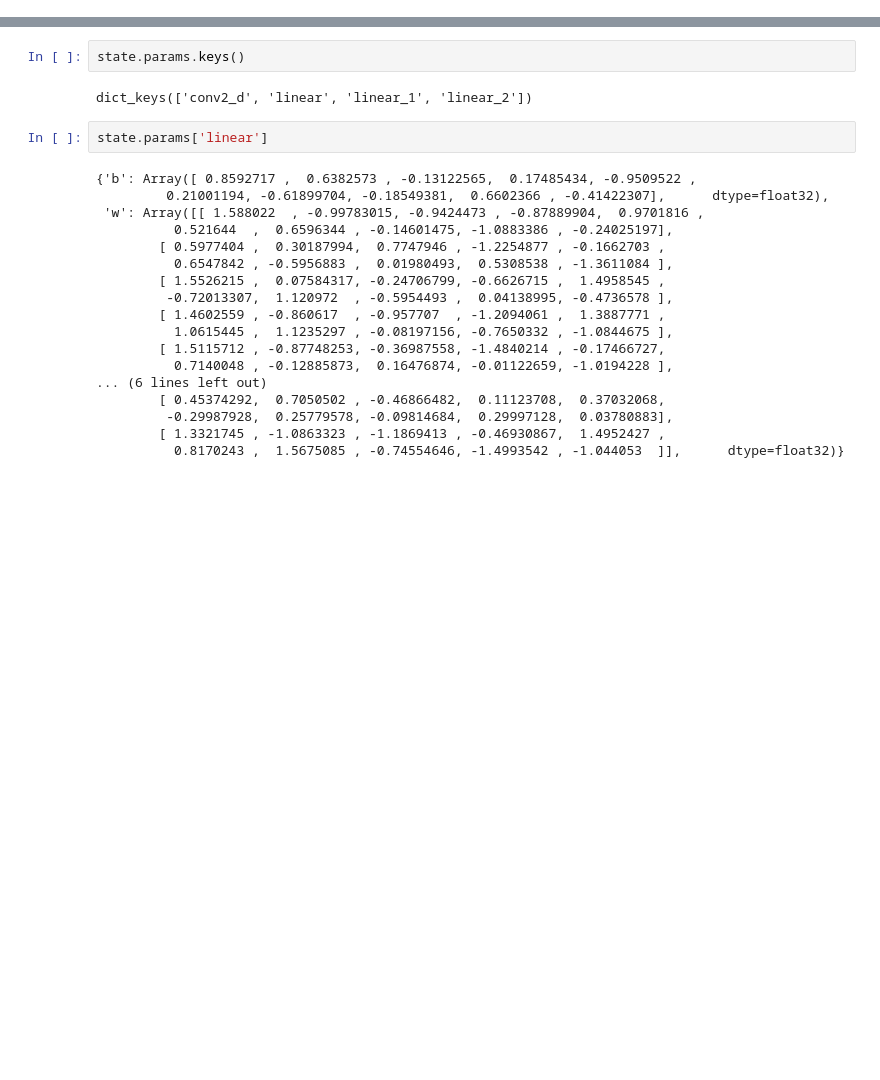
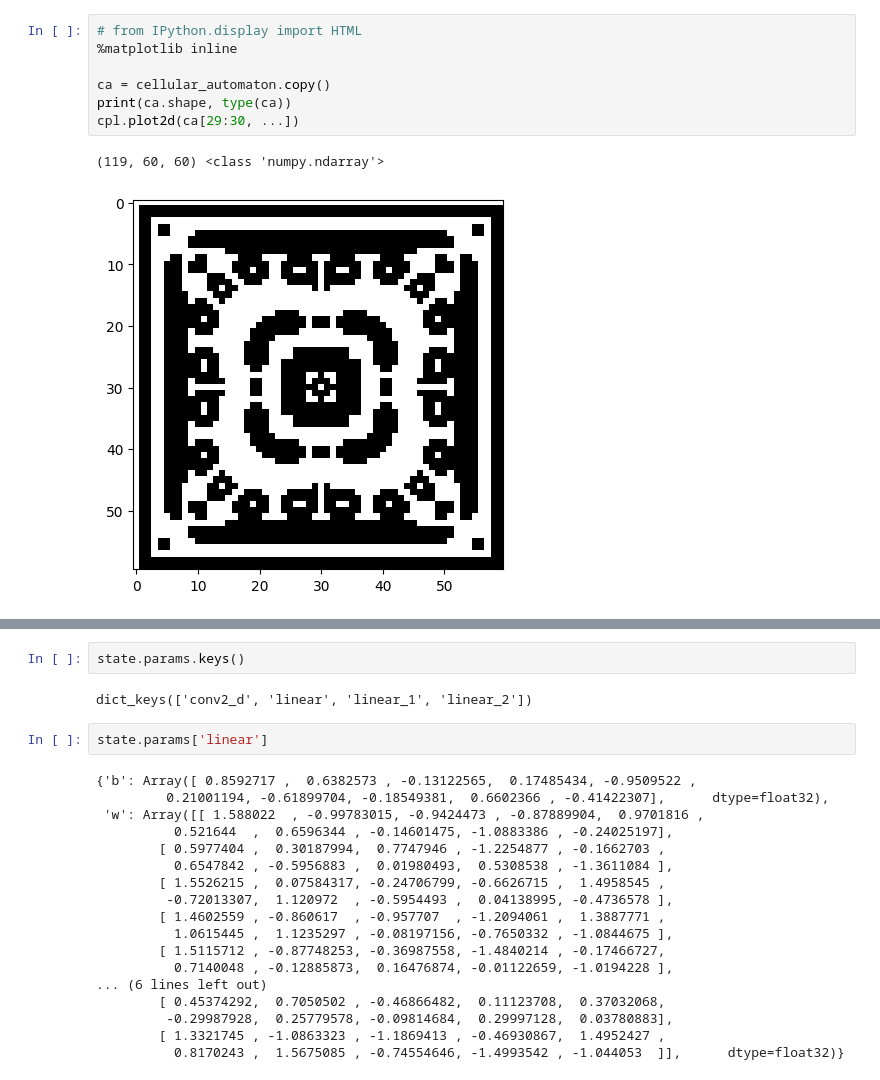
Before and after one commit to Radevsi/convoca_jax, a Jupyter notebook: train.ipynb, the cells around one changed output, grey strips where cells are left out. Saved outputs shown, nothing was run; the diff lists cells and outputs as text; blank space fills up the shorter version.

```diff
--- a/train.ipynb
+++ b/train.ipynb
@@ -70,3 +99,13 @@ print(X_train.shape, Y_train.shape, X_train.dtype)
+# %%
+# from IPython.display import HTML
+%matplotlib inline
+
+ca = cellular_automaton.copy()
+print(ca.shape, type(ca))
+cpl.plot2d(ca[29:30, ...])
+# %% [output]
+(119, 60, 60) <class 'numpy.ndarray'>
+[figure, added]
 # %%
 ## Now we start playing with getting different datasets (besides just the game of life)
 
```
Also changed, not shown: parts of 12 cells of this notebook, 2 other files.
